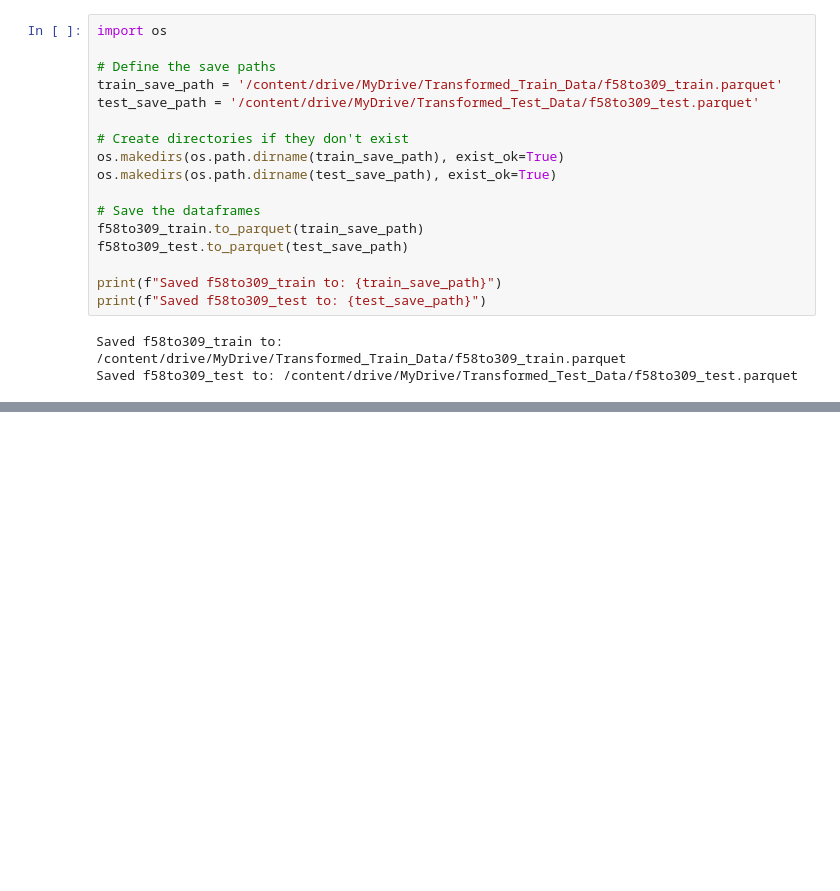
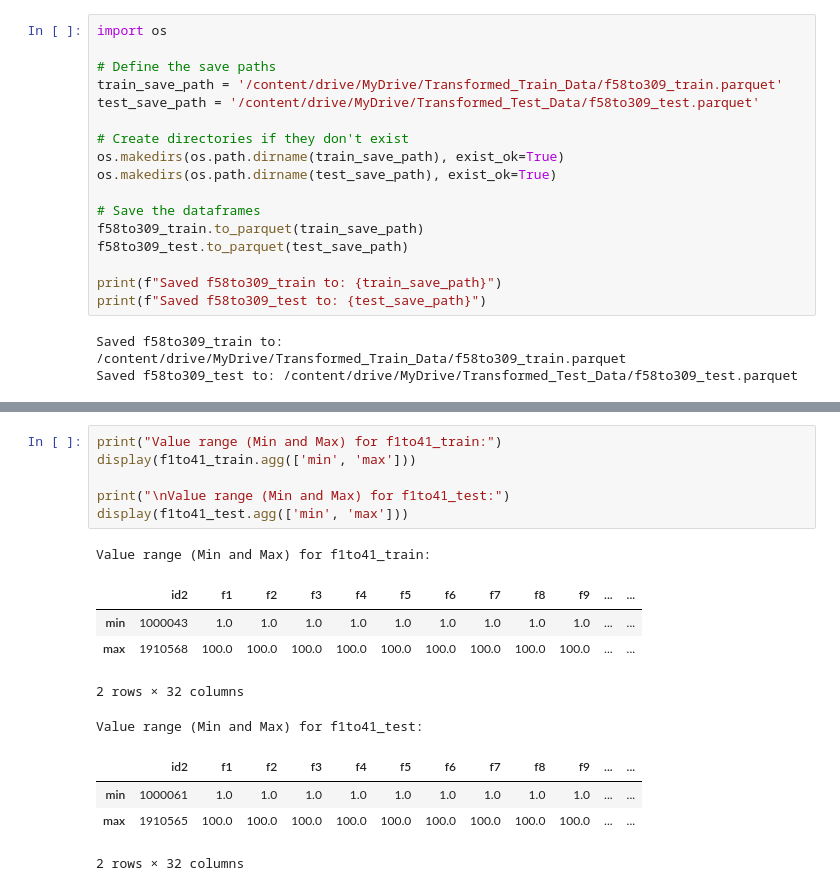
Before and after one commit to rishabh-0042/American_Express_Hackathon_25-2025, a Jupyter notebook: Feature_Engineering4.3.ipynb, the cells around one changed output, grey strips where cells are left out. Saved outputs shown, nothing was run; the diff lists cells and outputs as text; blank space fills up the shorter version.

```diff
--- a/Feature_Engineering4.3.ipynb
+++ b/Feature_Engineering4.3.ipynb
@@ -1068,0 +1371,17 @@ Saved f58to309_test to: /content/drive/MyDrive/Transformed_Test_Data/f58to309_te
+# %%
+print("Value range (Min and Max) for f1to41_train:")
+display(f1to41_train.agg(['min', 'max']))
+
+print("\nValue range (Min and Max) for f1to41_test:")
+display(f1to41_test.agg(['min', 'max']))
+# %% [output]
+Value range (Min and Max) for f1to41_train:
+|  | id2 | f1 | f2 | f3 | f4 | f5 | f6 | f7 | f8 | f9 | ... | ... |
+| min | 1000043 | 1.0 | 1.0 | 1.0 | 1.0 | 1.0 | 1.0 | 1.0 | 1.0 | 1.0 | ... | ... |
+| max | 1910568 | 100.0 | 100.0 | 100.0 | 100.0 | 100.0 | 100.0 | 100.0 | 100.0 | 100.0 | ... | ... |
+2 rows × 32 columns
+Value range (Min and Max) for f1to41_test:
+|  | id2 | f1 | f2 | f3 | f4 | f5 | f6 | f7 | f8 | f9 | ... | ... |
+| min | 1000061 | 1.0 | 1.0 | 1.0 | 1.0 | 1.0 | 1.0 | 1.0 | 1.0 | 1.0 | ... | ... |
+| max | 1910565 | 100.0 | 100.0 | 100.0 | 100.0 | 100.0 | 100.0 | 100.0 | 100.0 | 100.0 | ... | ... |
+2 rows × 32 columns
```
Also changed, not shown: parts of 11 cells of this notebook.
